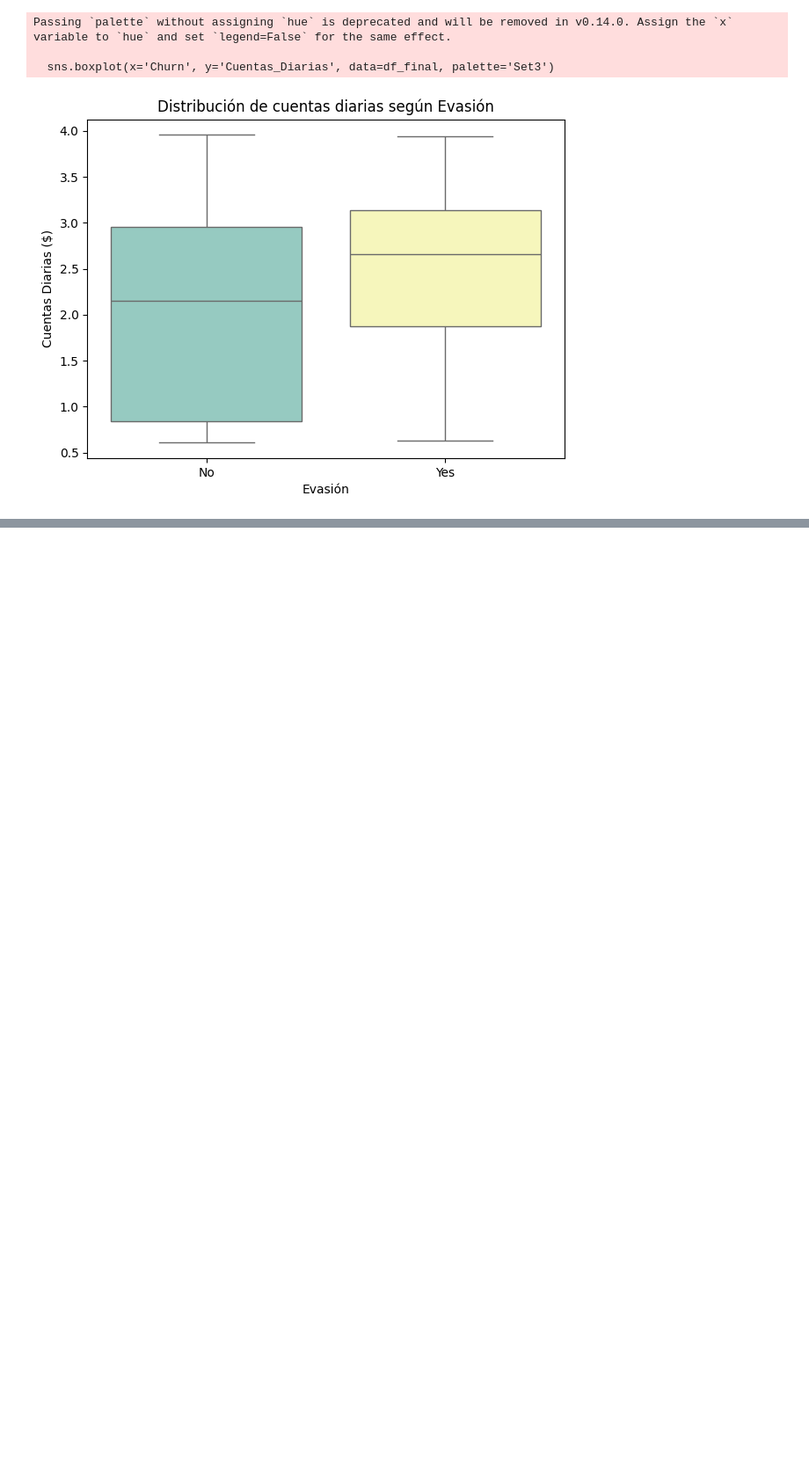
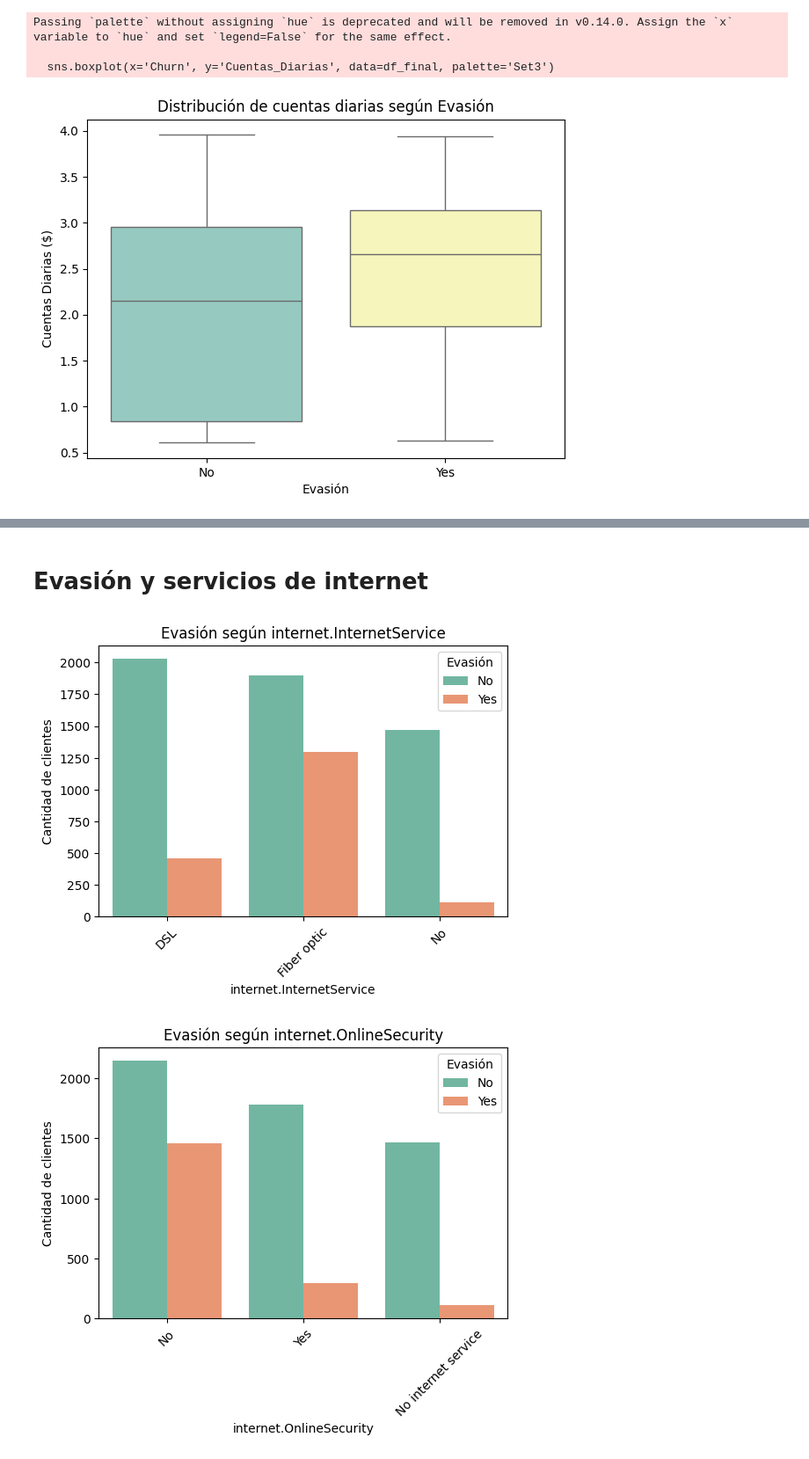
Before and after one commit to LuchiHamade/telecomChallenge_1, a Jupyter notebook: Te_damos_la_bienvenida_a_Colab.ipynb, the cells around one changed output, grey strips where cells are left out. Shown at 88% size. Cells and saved outputs as stored; diff of their text form; code cells hidden in the pictures; blank space fills up the shorter version.

```diff
--- a/Te_damos_la_bienvenida_a_Colab.ipynb
+++ b/Te_damos_la_bienvenida_a_Colab.ipynb
@@ -546,0 +559,20 @@ Passing `palette` without assigning `hue` is deprecated and will be removed in v
+# %% [markdown]
+# Evasión y servicios de internet
+# %%
+internet_services = ['internet.InternetService','internet.OnlineSecurity',
+                     'internet.OnlineBackup','internet.DeviceProtection',
+                     'internet.TechSupport','internet.StreamingTV',
+                     'internet.StreamingMovies']
+
+for col in internet_services:
+    plt.figure(figsize=(6,4))
+    sns.countplot(x=col, hue='Churn', data=df_final, palette='Set2')
+    plt.title(f'Evasión según {col}')
+    plt.ylabel('Cantidad de clientes')
+    plt.xlabel(col)
+    plt.xticks(rotation=45)
+    plt.legend(title='Evasión')
+    plt.show()
+# %% [output]
+[figure, added]
+[figure, added]
```
Also changed, not shown: parts of 7 cells of this notebook.
